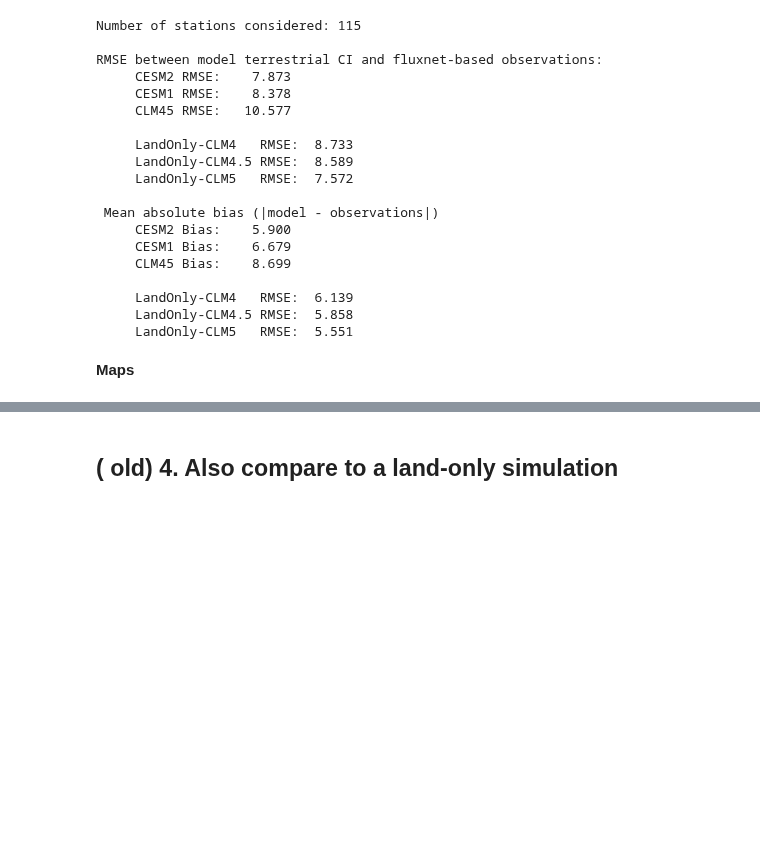
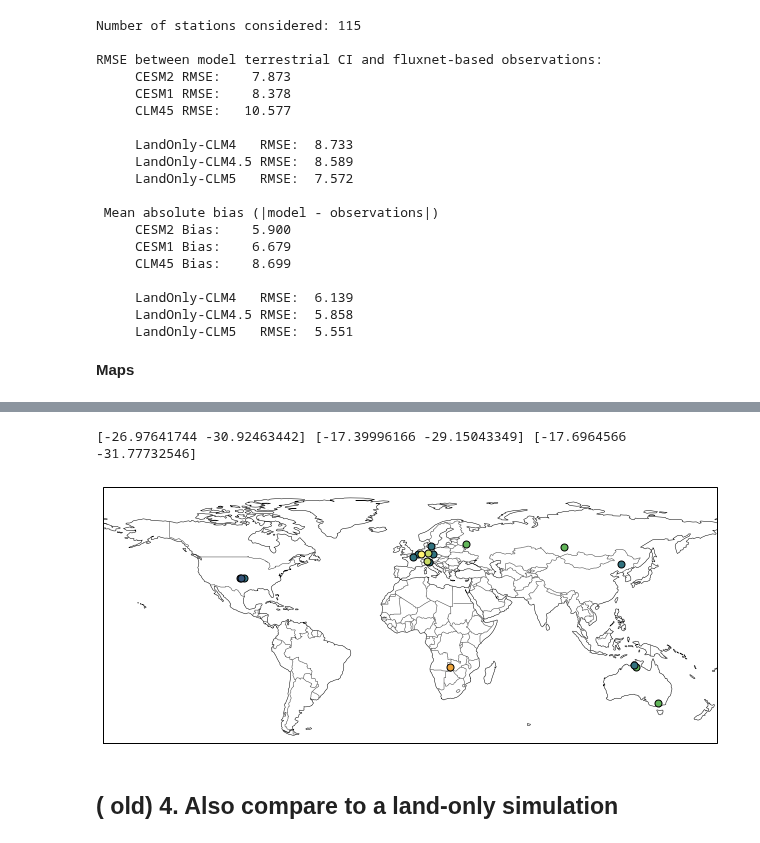
Before and after one commit to megandevlan/Coupling_CAM6CLM5, a Jupyter notebook: FLUXNET_coupling.ipynb, the cells around one changed output, grey strips where cells are left out. Saved outputs shown, nothing was run; the diff lists cells and outputs as text; code cells hidden in the pictures; blank space fills up the shorter version.

```diff
--- a/FLUXNET_coupling.ipynb
+++ b/FLUXNET_coupling.ipynb
@@ -1027,3 +1224,52 @@ RMSE between model terrestrial CI and fluxnet-based observations:
+# %%
+# What station is a strong negative outlier in all three sims?
+print(terraCI_CESM2diff[20:22], terraCI_CESM1diff[20:22], terraCI_CLM45diff[20:22])
+
+# Index = 21... Where is that?
+
+# --- Plot JJA Terrestrial leg
+
+fig=plt.figure(figsize=(11, 8), facecolor='w', edgecolor='k')
+
+my_fontsize = 14
+
+## --- Set axes and color sections ---
+ax = fig.add_subplot(111, projection=ccrs.PlateCarree())
+ax.set_extent([-180,180,-60,90], crs=ccrs.PlateCarree())   #Set to global ot match previous version
+bounds = [1,2,3,4,5,6,7,8,9]
+norm = colors.BoundaryNorm(boundaries=bounds, ncolors=256)
+
+## --- Create Plot ---
+# contour_plot = ax.pcolormesh(lon_cyclic,latModel,colorsTerraLeg_CESM2,norm=norm,
+#                              cmap=my_cmap_SMvSHF,
+#                              vmin=1,vmax=9)
+
+# # Colorbar
+# ax_position = ax.get_position()
+# cbar_ax = fig.add_axes([ax_position.x0, ax_position.y0-0.1, ax_position.width, 0.06])
+# cbar = plt.colorbar(contour_plot, orientation='horizontal',ticks=range(13),cax=cbar_ax)
+# cbar.set_label('Coupling Index (SM, SHF) [W/m2]',fontsize=my_fontsize)
+# cbar.ax.set_xticklabels(['<-20','-20','-15','-10','-5','-2','-1','0','>0'],fontsize=my_fontsize)  # vertically oriented colorbar
+
+# #Additional options
+# ax.set_title('CESM2 Terrestrial Coupling Index (SM, SHF): JJA\n FLUXNET-based estimates in circles',fontsize=16)
+ax.coastlines(linewidth=0.5,edgecolor='0.25')
+ax.add_feature(cfeature.BORDERS,linewidth=0.5,edgecolor='0.25')
+
+# ----------- Add FluxNet measurements ------------
+for iPoint in range(len(indCoupledProblem)):
+    iStation = indCoupledProblem[iPoint]
+
+    colorChoice = colorsList_SMvSHF[int(colorsTerraLeg_FLUXNET[iStation]-1)]
+
+    ax.plot(lon_fluxnet[iStation],lat_fluxnet[iStation], 'o',
+            markerfacecolor=colorChoice,
+            markeredgecolor='k',
+            markersize=7,
+            transform=ccrs.PlateCarree())
+# %% [output]
+[-26.97641744 -30.92463442] [-17.39996166 -29.15043349] [-17.6964566  -31.77732546]
+[figure, added]
 # %% [markdown]
 ## ( old) 4. Also compare to a land-only simulation
 # %%
```
Also changed, not shown: parts of 17 cells of this notebook.
